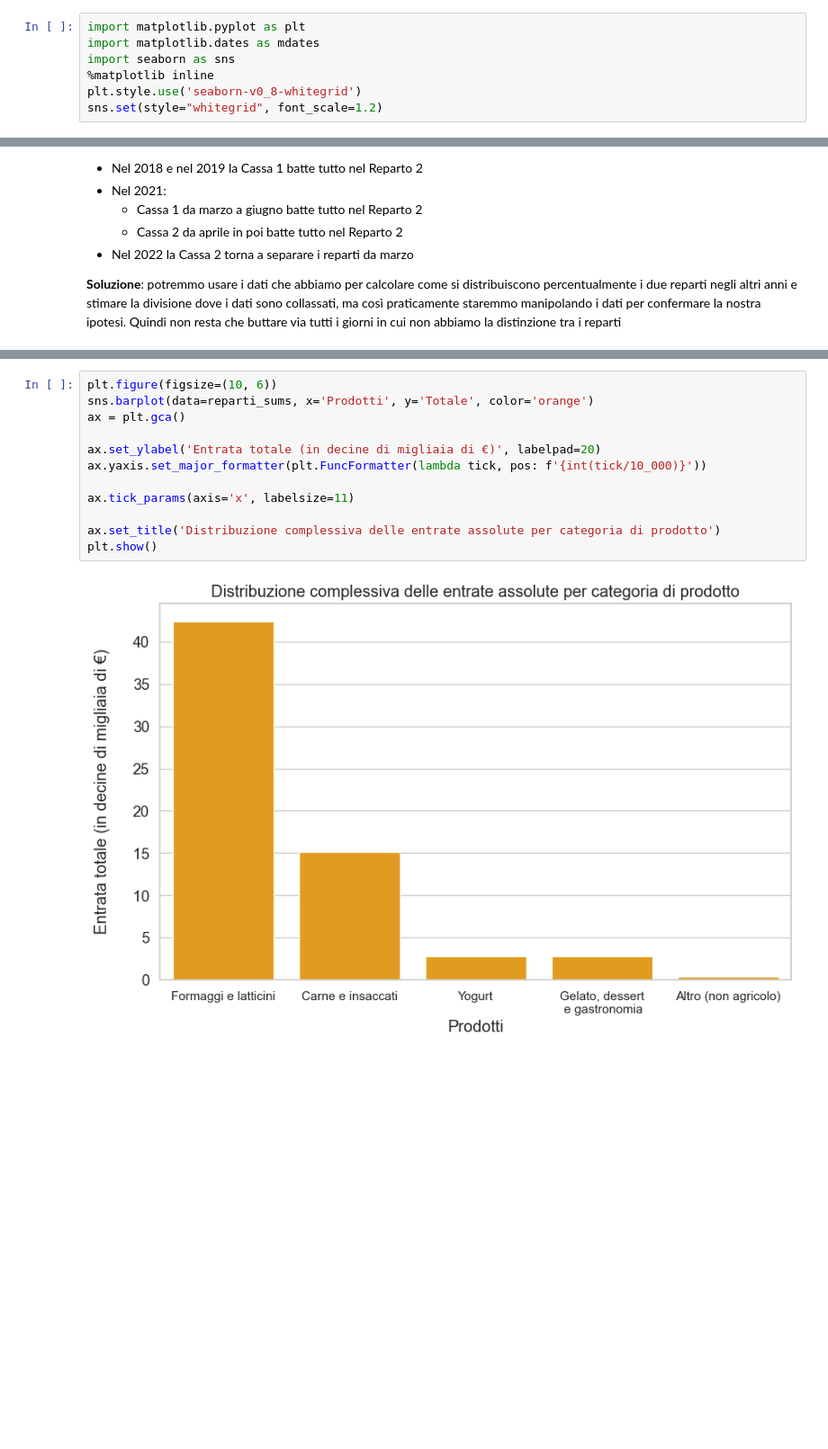
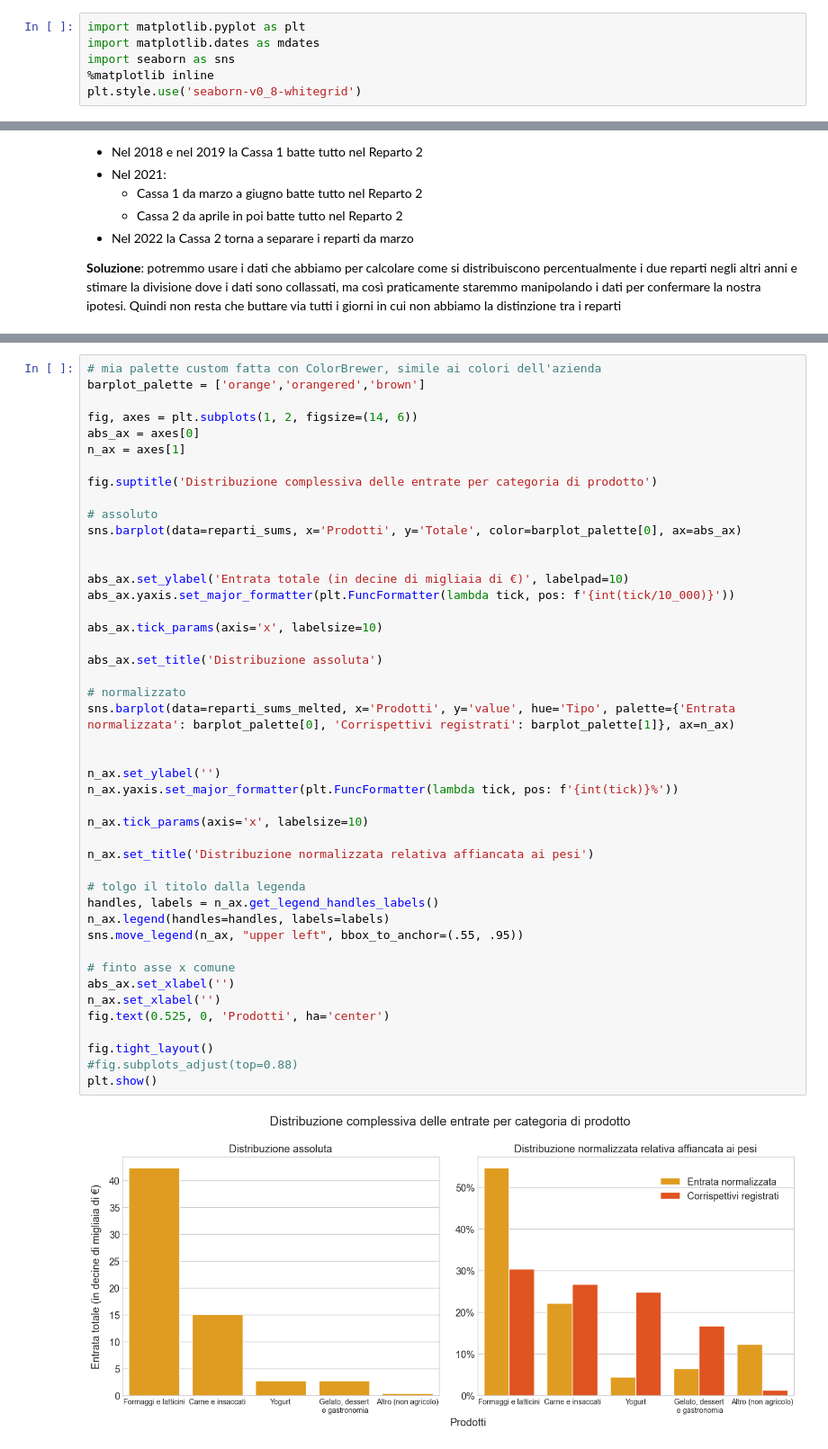
Before and after one commit to panda-with-issues/Fond-Scienze-dei-Dati-progetto, a Jupyter notebook: analisi_corrispettivi_la_di_cjastelan.ipynb, the cells around one changed output, grey strips where cells are left out. Shown at 90% size. Drawn from its saved outputs; the diff is of its cells as text; blank space fills up the shorter version.

Commit message:
finita parte analisi dei prodotti

```diff
--- a/analisi_corrispettivi_la_di_cjastelan.ipynb
+++ b/analisi_corrispettivi_la_di_cjastelan.ipynb
@@ -832,6 +835,5 @@ import matplotlib.dates as mdates
 import seaborn as sns
 %matplotlib inline
 plt.style.use('seaborn-v0_8-whitegrid')
-sns.set(style="whitegrid", font_scale=1.2)
 # %% [markdown]
 ### Quali mesi vanno meglio in genere?
@@ -971,14 +1078,47 @@ reparti_sums
 # %%
-plt.figure(figsize=(10, 6))
-sns.barplot(data=reparti_sums, x='Prodotti', y='Totale', color='orange')
-ax = plt.gca()
+# mia palette custom fatta con ColorBrewer, simile ai colori dell'azienda
+barplot_palette = ['orange','orangered','brown']
 
-ax.set_ylabel('Entrata totale (in decine di migliaia di €)', labelpad=20)
-ax.yaxis.set_major_formatter(plt.FuncFormatter(lambda tick, pos: f'{int(tick/10_000)}'))
+fig, axes = plt.subplots(1, 2, figsize=(14, 6))
+abs_ax = axes[0]
+n_ax = axes[1]
 
-ax.tick_params(axis='x', labelsize=11)
+fig.suptitle('Distribuzione complessiva delle entrate per categoria di prodotto')
 
-ax.set_title('Distribuzione complessiva delle entrate assolute per categoria di prodotto')
+# assoluto
+sns.barplot(data=reparti_sums, x='Prodotti', y='Totale', color=barplot_palette[0], ax=abs_ax)
+
+
+abs_ax.set_ylabel('Entrata totale (in decine di migliaia di €)', labelpad=10)
+abs_ax.yaxis.set_major_formatter(plt.FuncFormatter(lambda tick, pos: f'{int(tick/10_000)}'))
+
+abs_ax.tick_params(axis='x', labelsize=10)
+
+abs_ax.set_title('Distribuzione assoluta')
+
+# normalizzato
+sns.barplot(data=reparti_sums_melted, x='Prodotti', y='value', hue='Tipo', palette={'Entrata normalizzata': barplot_palette[0], 'Corrispettivi registrati': barplot_palette[1]}, ax=n_ax)
+
+
+n_ax.set_ylabel('')
+n_ax.yaxis.set_major_formatter(plt.FuncFormatter(lambda tick, pos: f'{int(tick)}%'))
+
+n_ax.tick_params(axis='x', labelsize=10)
+
+n_ax.set_title('Distribuzione normalizzata relativa affiancata ai pesi')
+
+# tolgo il titolo dalla legenda
+handles, labels = n_ax.get_legend_handles_labels()
+n_ax.legend(handles=handles, labels=labels)
+sns.move_legend(n_ax, "upper left", bbox_to_anchor=(.55, .95))
+
+# finto asse x comune
+abs_ax.set_xlabel('')
+n_ax.set_xlabel('')
+fig.text(0.525, 0, 'Prodotti', ha='center')
+
+fig.tight_layout()
+#fig.subplots_adjust(top=0.88)
 plt.show()
 # %% [output]
-[figure, old version]
+[figure, new version]
```
Also changed, not shown: parts of 15 cells of this notebook.
